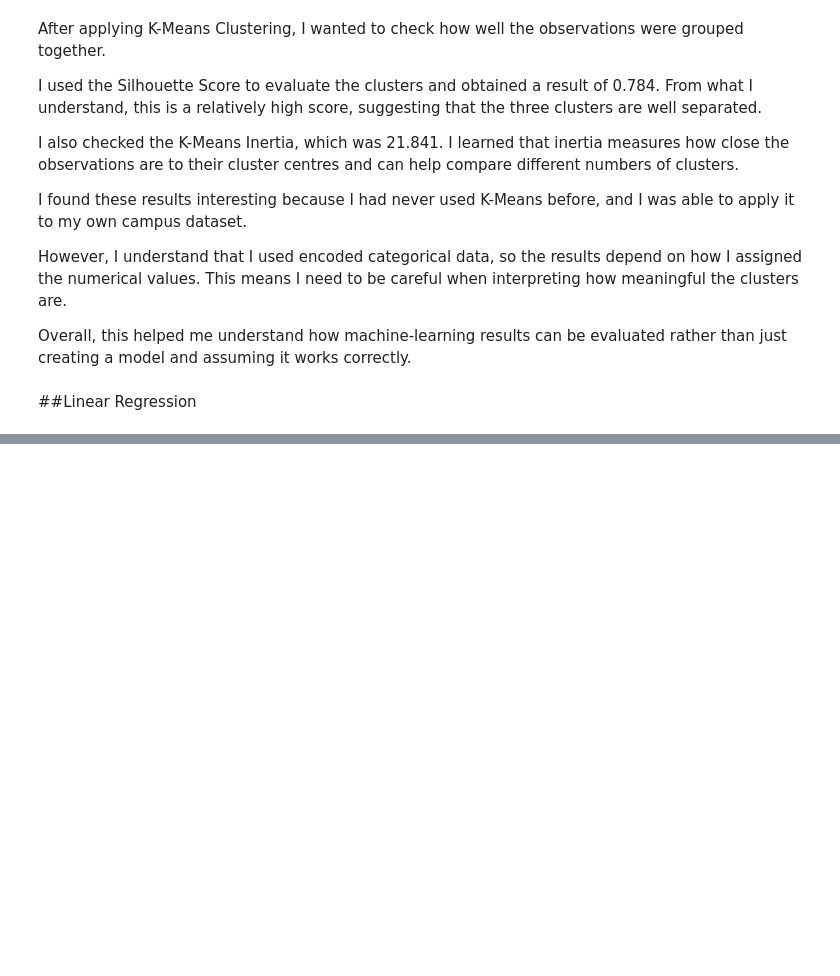
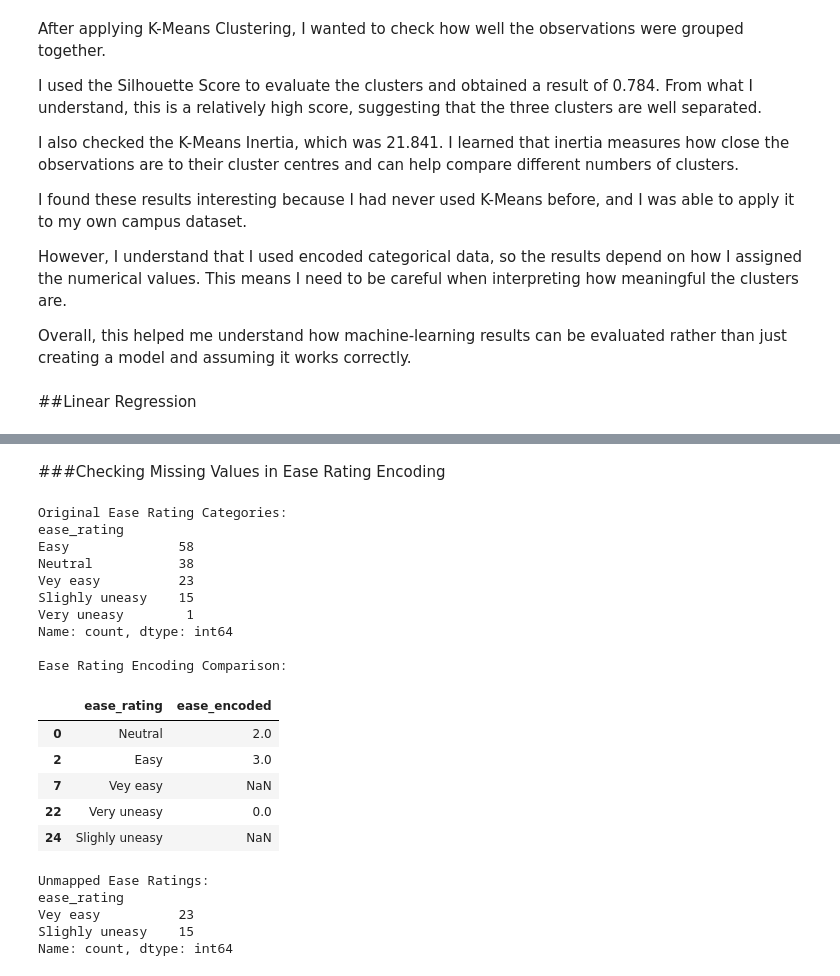
Before and after one commit to Beatricepapi/ml-campus_data_project-colab, a Jupyter notebook: Beatrice_Papi_Machine_Learning_with_Python_Project.ipynb, the cells around one changed output, grey strips where cells are left out. Cells and saved outputs as stored; diff of their text form; code cells hidden in the pictures; blank space fills up the shorter version.

```diff
--- a/Beatrice_Papi_Machine_Learning_with_Python_Project.ipynb
+++ b/Beatrice_Papi_Machine_Learning_with_Python_Project.ipynb
@@ -1177,0 +1277,42 @@ Overall, this helped me understand how machine-learning results can be evaluated
+# %% [markdown]
+###Checking Missing Values in Ease Rating Encoding
+# %%
+print("Original Ease Rating Categories:")
+print(df_clean['ease_rating'].value_counts(dropna=False))
+
+print("\nEase Rating Encoding Comparison:")
+display(
+    df_clean[['ease_rating', 'ease_encoded']]
+    .drop_duplicates()
+)
+
+# Identify values that were not encoded
+print("\nUnmapped Ease Ratings:")
+print(
+    df_clean.loc[
+        df_clean['ease_encoded'].isna(),
+        'ease_rating'
+    ].value_counts(dropna=False)
+)
+# %% [output]
+Original Ease Rating Categories:
+ease_rating
+Easy              58
+Neutral           38
+Vey easy          23
+Slighly uneasy    15
+Very uneasy        1
+Name: count, dtype: int64
+
+Ease Rating Encoding Comparison:
+|  | ease_rating | ease_encoded |
+| 0 | Neutral | 2.0 |
+| 2 | Easy | 3.0 |
+| 7 | Vey easy | NaN |
+| 22 | Very uneasy | 0.0 |
+| 24 | Slighly uneasy | NaN |
+Unmapped Ease Ratings:
+ease_rating
+Vey easy          23
+Slighly uneasy    15
+Name: count, dtype: int64
```
Also changed, not shown: parts of 34 cells of this notebook.
